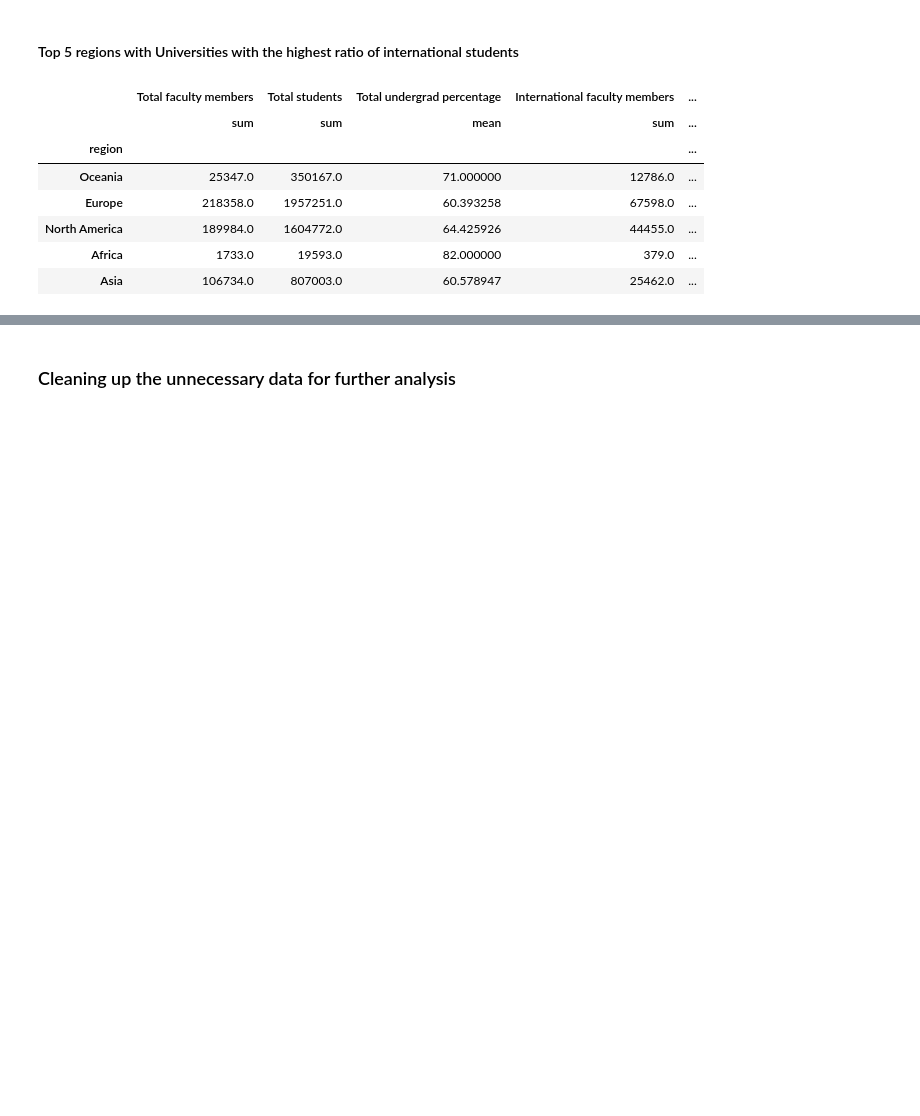
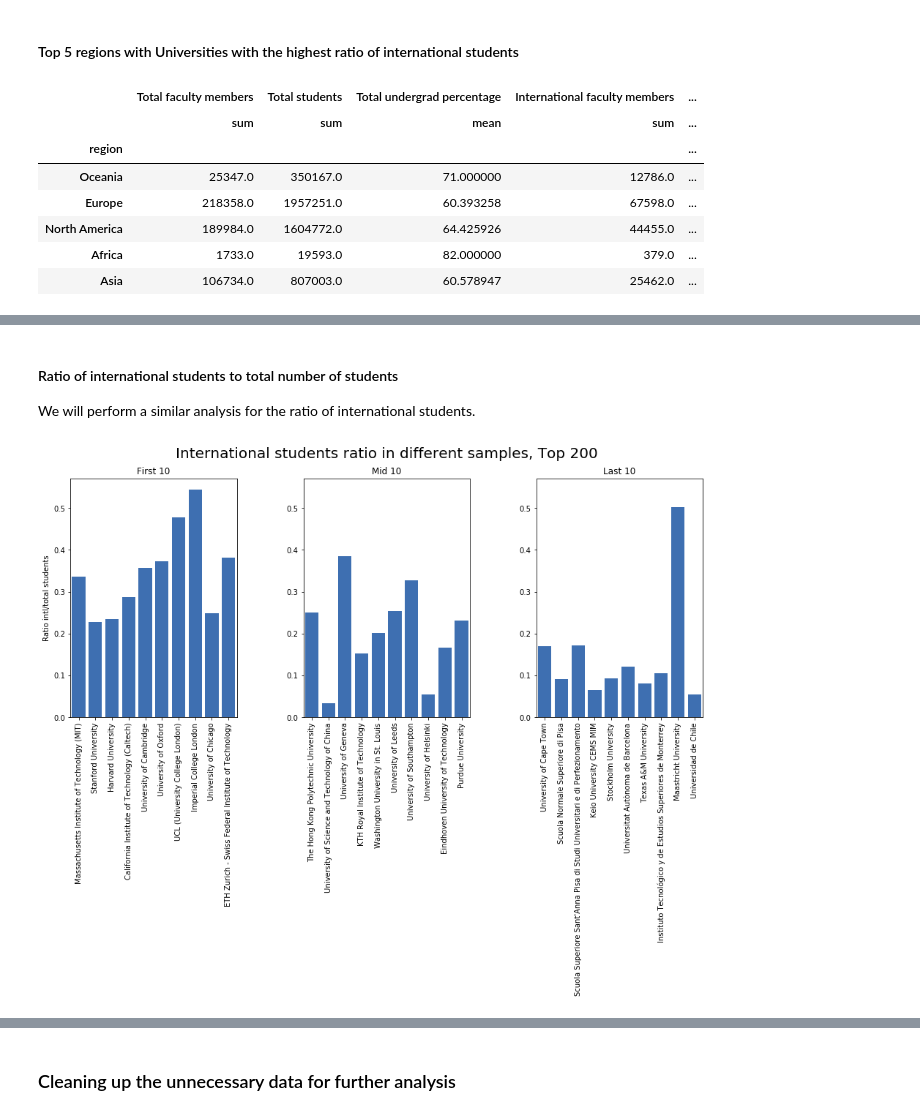
Before and after one commit to baetuc/ADA-CS-401, a Jupyter notebook: 02 - Data from the Web/Homework 2.ipynb, the cells around one changed output, grey strips where cells are left out. Drawn from its saved outputs; the diff is of its cells as text; code cells hidden in the pictures; blank space fills up the shorter version.

```diff
--- a/02 - Data from the Web/Homework 2.ipynb
+++ b/02 - Data from the Web/Homework 2.ipynb
@@ -492,0 +549,38 @@ TU_region_df.sort_values(['Ratio intl/total students'], ascending=False).head(5)
+# %% [markdown]
+#### Ratio of international students to total number of students
+
+We will perform a similar analysis for the ratio of international students.
+# %%
+first_10 = TU_df[:10]
+middle_10 = TU_df[95:105]
+last_10 = TU_df[-10:]
+
+color_b = sns.crayons['Denim']
+
+fig = plt.figure(figsize=(15,6))
+fig.suptitle('International students ratio in different samples, Top 200', fontsize=20)
+
+ax1 = plt.subplot(1, 3, 1)
+sns.barplot(x='title', y='Ratio intl/total students', data=first_10, color=color_b)
+plt.xticks(rotation=90)
+plt.xlabel('')
+ax1.set_title('First 10')
+
+
+ax2 = plt.subplot(1, 3, 2, sharey=ax1)
+sns.barplot(x='title', y='Ratio intl/total students', data=middle_10, color=color_b)
+plt.xticks(rotation=90)
+plt.xlabel('')
+plt.ylabel('')
+ax2.set_title('Mid 10')
+
+ax3 = plt.subplot(1, 3, 3, sharey=ax1)
+sns.barplot(x='title', y='Ratio intl/total students', data=last_10, color=color_b)
+plt.xticks(rotation=90)
+plt.xlabel('')
+plt.ylabel('')
+ax3.set_title('Last 10')
+
+plt.subplots_adjust(left=0.1,wspace=0.4)
+# %% [output]
+[figure, added]
```
Also changed, not shown: parts of 21 cells of this notebook, 4 other files.
